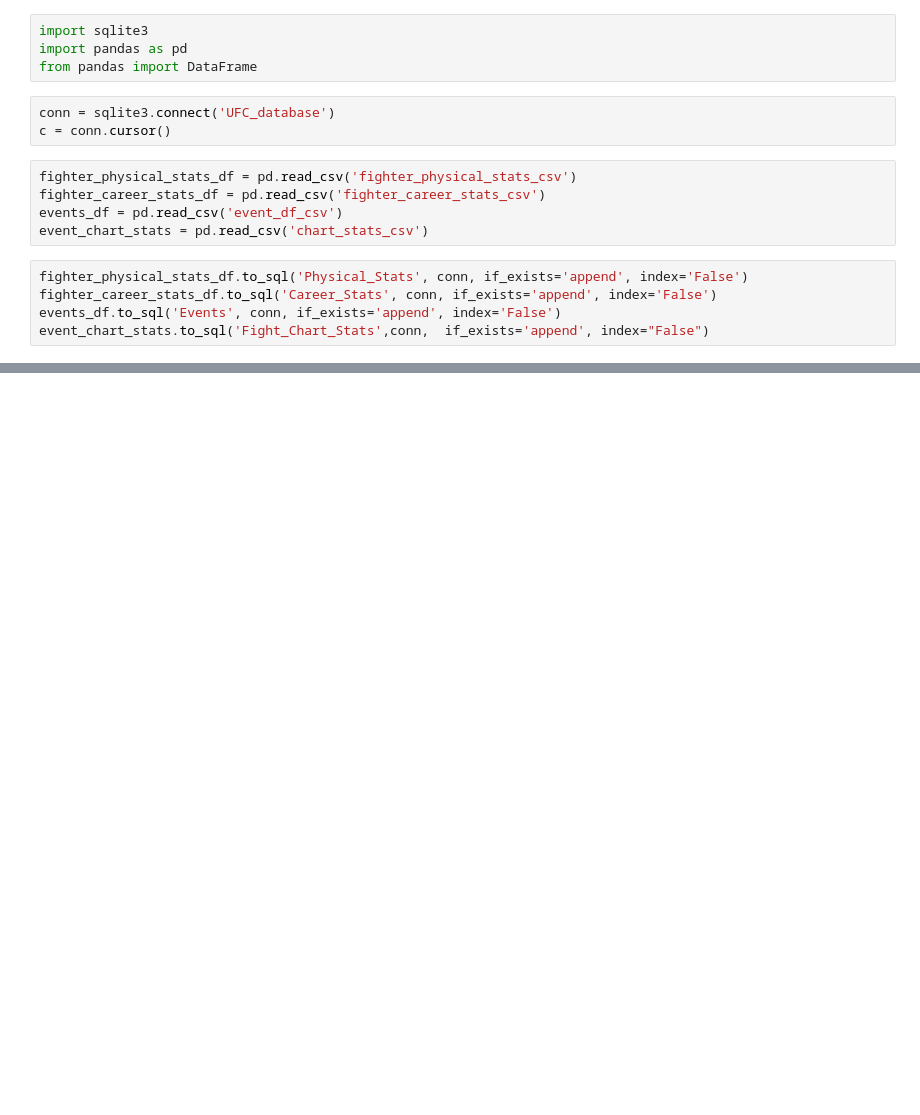
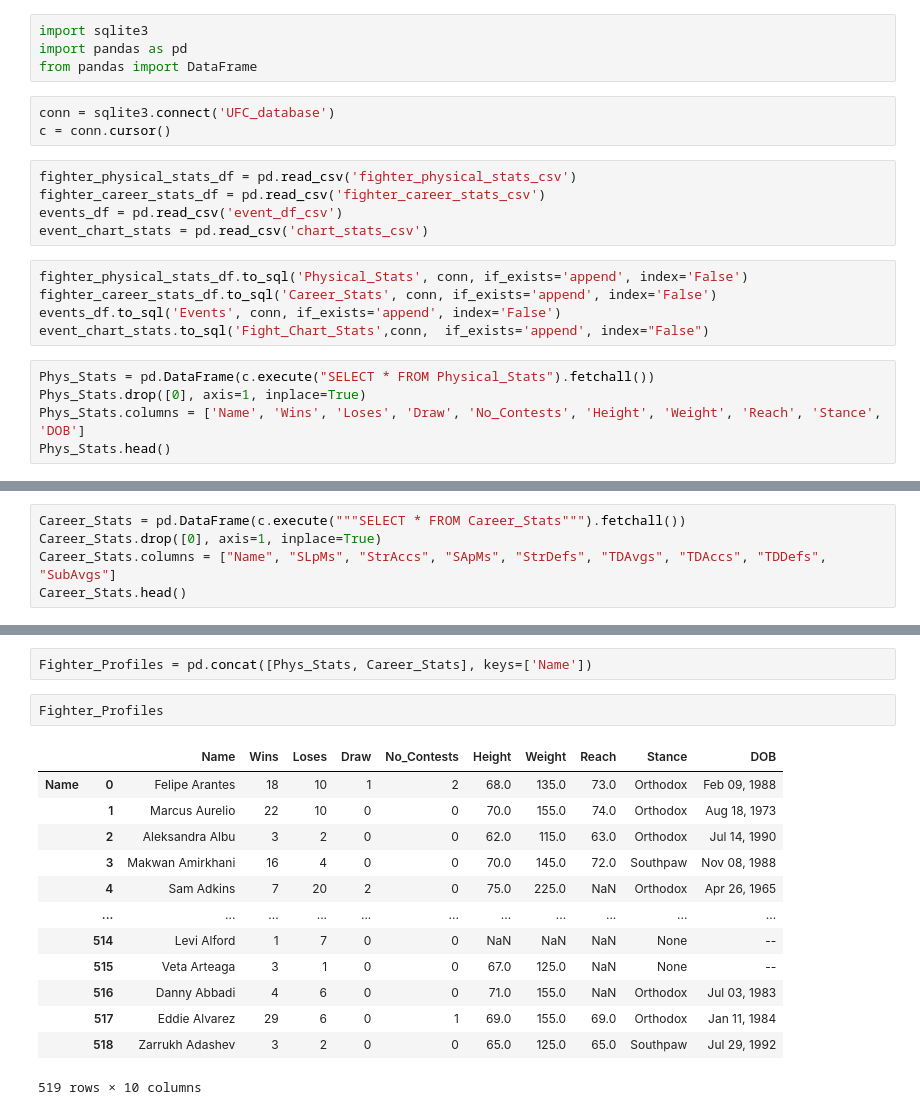
Before and after one commit to Neji128/Creating-a-SQL-Server-via-Web-Scrapping, a Jupyter notebook: data/Database_Generator.ipynb, the cells around one changed output, grey strips where cells are left out. Saved outputs shown, nothing was run; the diff lists cells and outputs as text; blank space fills up the shorter version.

```diff
--- a/data/Database_Generator.ipynb
+++ b/data/Database_Generator.ipynb
@@ -15,3 +15,8 @@ fighter_physical_stats_df.to_sql('Physical_Stats', conn, if_exists='append', ind
 fighter_career_stats_df.to_sql('Career_Stats', conn, if_exists='append', index='False')
 events_df.to_sql('Events', conn, if_exists='append', index='False')
 event_chart_stats.to_sql('Fight_Chart_Stats',conn,  if_exists='append', index="False")
+# %%
+Phys_Stats = pd.DataFrame(c.execute("SELECT * FROM Physical_Stats").fetchall())
+Phys_Stats.drop([0], axis=1, inplace=True)
+Phys_Stats.columns = ['Name', 'Wins', 'Loses', 'Draw', 'No_Contests', 'Height', 'Weight', 'Reach', 'Stance', 'DOB']
+Phys_Stats.head()
@@ -17,0 +30,5 @@ event_chart_stats.to_sql('Fight_Chart_Stats',conn,  if_exists='append', index="F
+# %%
+Career_Stats = pd.DataFrame(c.execute("""SELECT * FROM Career_Stats""").fetchall())
+Career_Stats.drop([0], axis=1, inplace=True)
+Career_Stats.columns = ["Name", "SLpMs", "StrAccs", "SApMs", "StrDefs", "TDAvgs", "TDAccs", "TDDefs", "SubAvgs"]
+Career_Stats.head()
@@ -18 +42,19 @@ event_chart_stats.to_sql('Fight_Chart_Stats',conn,  if_exists='append', index="F
+# %%
+Fighter_Profiles = pd.concat([Phys_Stats, Career_Stats], keys=['Name'])
+# %%
+Fighter_Profiles
+# %% [output]
+|  |  | Name | Wins | Loses | Draw | No_Contests | Height | Weight | Reach | Stance | DOB |
+| Name | 0 | Felipe Arantes | 18 | 10 | 1 | 2 | 68.0 | 135.0 | 73.0 | Orthodox | Feb 09, 1988 |
+|  | 1 | Marcus Aurelio | 22 | 10 | 0 | 0 | 70.0 | 155.0 | 74.0 | Orthodox | Aug 18, 1973 |
+|  | 2 | Aleksandra Albu | 3 | 2 | 0 | 0 | 62.0 | 115.0 | 63.0 | Orthodox | Jul 14, 1990 |
+|  | 3 | Makwan Amirkhani | 16 | 4 | 0 | 0 | 70.0 | 145.0 | 72.0 | Southpaw | Nov 08, 1988 |
+|  | 4 | Sam Adkins | 7 | 20 | 2 | 0 | 75.0 | 225.0 | NaN | Orthodox | Apr 26, 1965 |
+|  | ... | ... | ... | ... | ... | ... | ... | ... | ... | ... | ... |
+|  | 514 | Levi Alford | 1 | 7 | 0 | 0 | NaN | NaN | NaN | None | -- |
+|  | 515 | Veta Arteaga | 3 | 1 | 0 | 0 | 67.0 | 125.0 | NaN | None | -- |
+|  | 516 | Danny Abbadi | 4 | 6 | 0 | 0 | 71.0 | 155.0 | NaN | Orthodox | Jul 03, 1983 |
+|  | 517 | Eddie Alvarez | 29 | 6 | 0 | 1 | 69.0 | 155.0 | 69.0 | Orthodox | Jan 11, 1984 |
+|  | 518 | Zarrukh Adashev | 3 | 2 | 0 | 0 | 65.0 | 125.0 | 65.0 | Southpaw | Jul 29, 1992 |
+519 rows × 10 columns
 # %%
```
Also changed, not shown: parts of 10 cells of this notebook, 1 other file.
